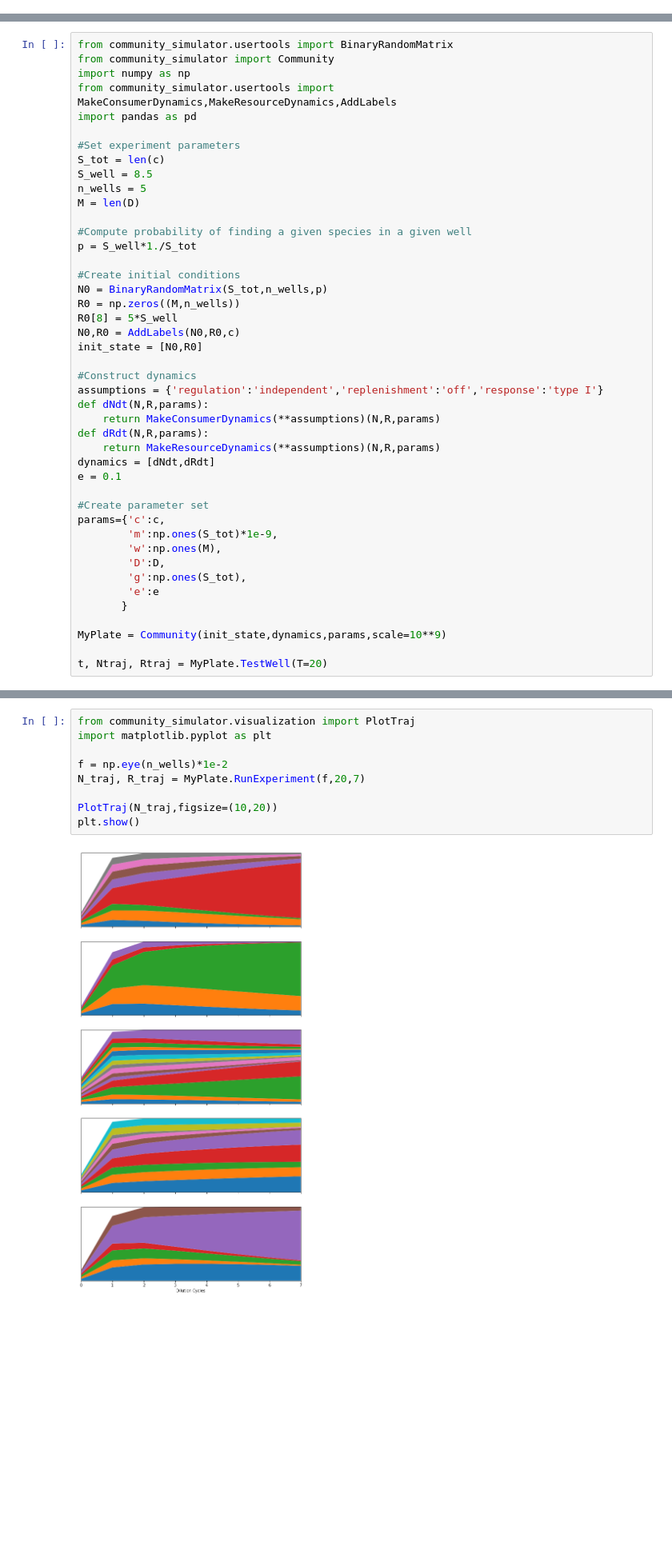
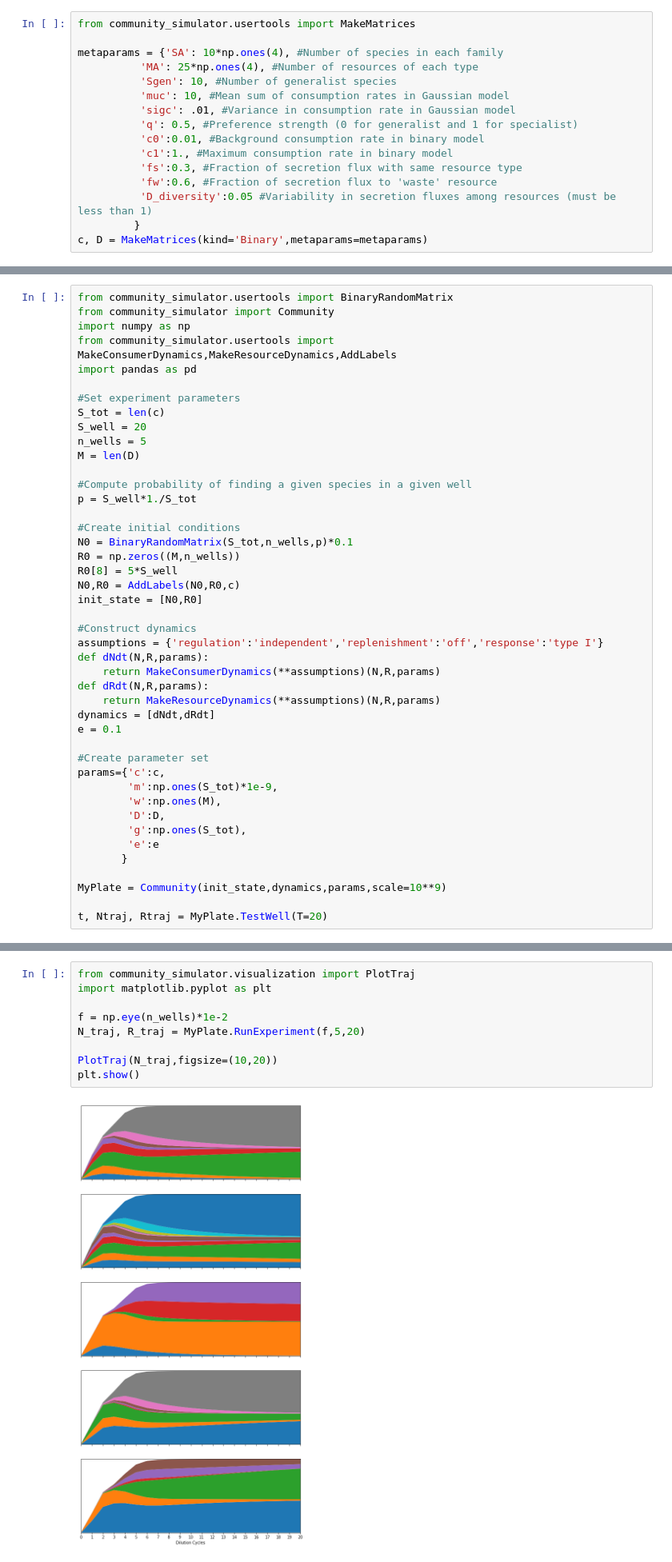
Before and after one commit to Emergent-Behaviors-in-Biology/community-simulator, a Jupyter notebook: Community Simulator Tutorial.ipynb, the cells around one changed output, grey strips where cells are left out. Shown: that part at 80% size. Drawn from its saved outputs; the diff is of its cells as text; blank space fills up the shorter version.

```diff
--- a/Community Simulator Tutorial.ipynb
+++ b/Community Simulator Tutorial.ipynb
@@ -261,2 +289,18 @@ c, D = MakeMatrices()
+# %%
+from community_simulator.usertools import MakeMatrices
+
+metaparams = {'SA': 10*np.ones(4), #Number of species in each family
+          'MA': 25*np.ones(4), #Number of resources of each type
+          'Sgen': 10, #Number of generalist species
+          'muc': 10, #Mean sum of consumption rates in Gaussian model
+          'sigc': .01, #Variance in consumption rate in Gaussian model
+          'q': 0.5, #Preference strength (0 for generalist and 1 for specialist)
+          'c0':0.01, #Background consumption rate in binary model
+          'c1':1., #Maximum consumption rate in binary model
+          'fs':0.3, #Fraction of secretion flux with same resource type
+          'fw':0.6, #Fraction of secretion flux to 'waste' resource
+          'D_diversity':0.05 #Variability in secretion fluxes among resources (must be less than 1)
+         }
+c, D = MakeMatrices(kind='Binary',metaparams=metaparams)
 # %% [markdown]
 The consumers defined by this $c_{i\alpha}$ matrix come in four families, labeled F0, F1 and F2 and GEN. The resources come in three types, T0, T1 and T2. Each family contains twenty consumer species, and each type contains twenty-five resource species. Each of the first three families prefers a particular type of resources (F0 prefers T0, etc.), while the generalists GEN have equal preference across all types.
@@ -323,7 +330,7 @@ import pandas as pd
 
 #Set experiment parameters
 S_tot = len(c)
-S_well = 8.5
+S_well = 20
 n_wells = 5
 M = len(D)
 
@@ -331,7 +338,7 @@ M = len(D)
 p = S_well*1./S_tot
 
 #Create initial conditions
-N0 = BinaryRandomMatrix(S_tot,n_wells,p)
+N0 = BinaryRandomMatrix(S_tot,n_wells,p)*0.1
 R0 = np.zeros((M,n_wells))
 R0[8] = 5*S_well
 N0,R0 = AddLabels(N0,R0,c)
@@ -367,11 +374,11 @@ Now let's run 7 dilution cycles and plot the composition after each cycle for al
 # %%
 from community_simulator.visualization import PlotTraj
 import matplotlib.pyplot as plt
 
 f = np.eye(n_wells)*1e-2
-N_traj, R_traj = MyPlate.RunExperiment(f,20,7)
+N_traj, R_traj = MyPlate.RunExperiment(f,5,20)
 
 PlotTraj(N_traj,figsize=(10,20))
 plt.show()
 # %% [output]
-[figure, old version]
+[figure, new version]
```
Also changed, not shown: parts of 29 cells of this notebook, 2 other files.
